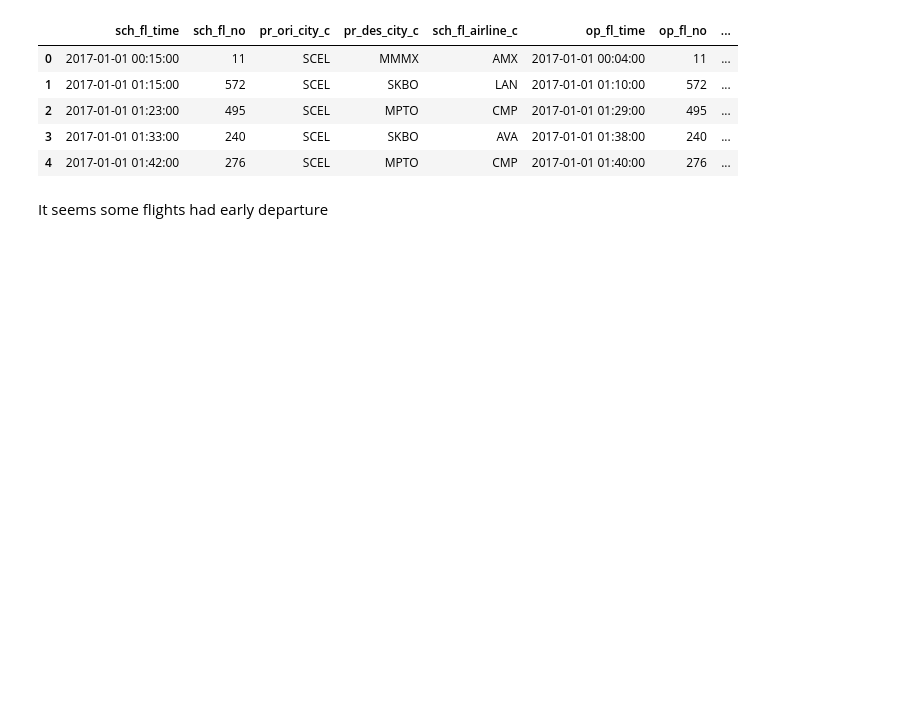
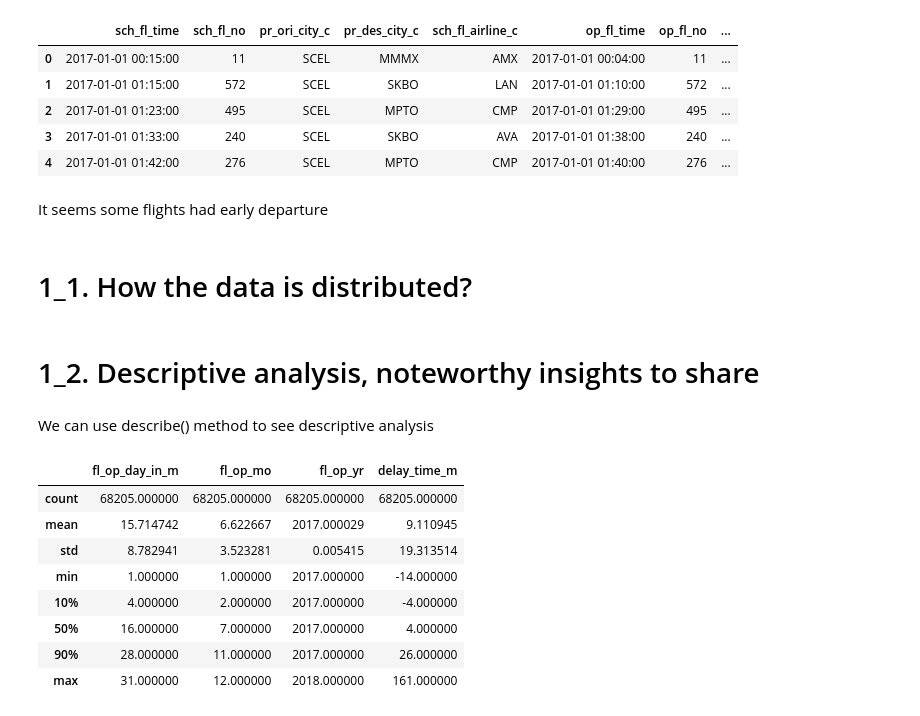
Before and after one commit to farhad-sadeghlo/LATAM_Airlines, a Jupyter notebook: solution.ipynb, the cells around one changed output. Drawn from its saved outputs; the diff is of its cells as text; code cells hidden in the pictures; blank space fills up the shorter version.

Commit message:
Descriptive analysis

```diff
--- a/solution.ipynb
+++ b/solution.ipynb
@@ -132,3 +133,23 @@ df.head(5)
 | 4 | 2017-01-01 01:42:00 | 276 | SCEL | MPTO | CMP | 2017-01-01 01:40:00 | 276 | ... |
 # %% [markdown]
 It seems some flights had early departure
+# %% [markdown]
+# 1_1. How the data is distributed?
+# %% [markdown]
+# 1_2. Descriptive analysis, noteworthy insights to share
+# %% [markdown]
+We can use describe() method to see descriptive analysis
+# %%
+perc=[.1, .5, .9]
+df_describe = df.describe(percentiles=perc)
+df_describe
+# %% [output]
+|  | fl_op_day_in_m | fl_op_mo | fl_op_yr | delay_time_m |
+| count | 68205.000000 | 68205.000000 | 68205.000000 | 68205.000000 |
+| mean | 15.714742 | 6.622667 | 2017.000029 | 9.110945 |
+| std | 8.782941 | 3.523281 | 0.005415 | 19.313514 |
+| min | 1.000000 | 1.000000 | 2017.000000 | -14.000000 |
+| 10% | 4.000000 | 2.000000 | 2017.000000 | -4.000000 |
+| 50% | 16.000000 | 7.000000 | 2017.000000 | 4.000000 |
+| 90% | 28.000000 | 11.000000 | 2017.000000 | 26.000000 |
+| max | 31.000000 | 12.000000 | 2018.000000 | 161.000000 |
```
Also changed, not shown: parts of 10 cells of this notebook.
